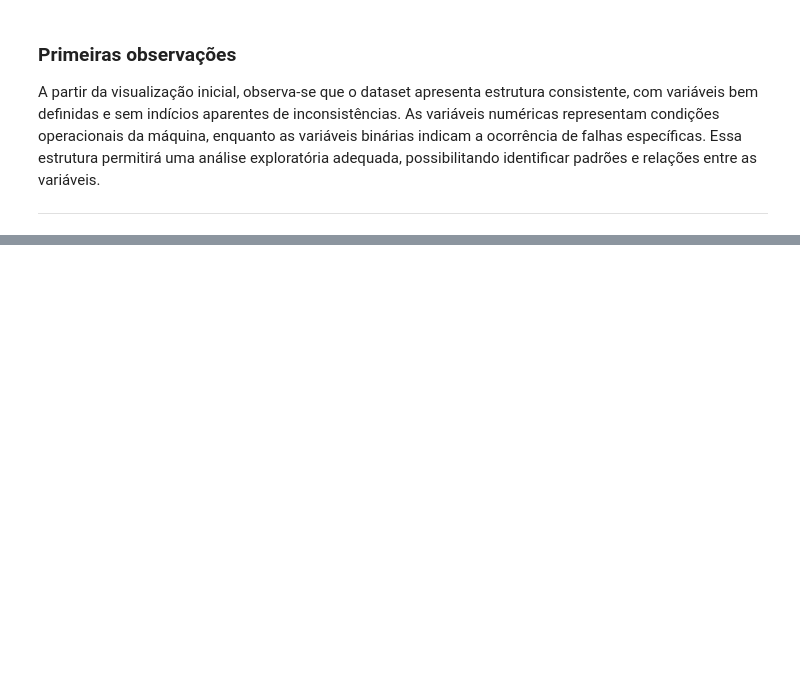
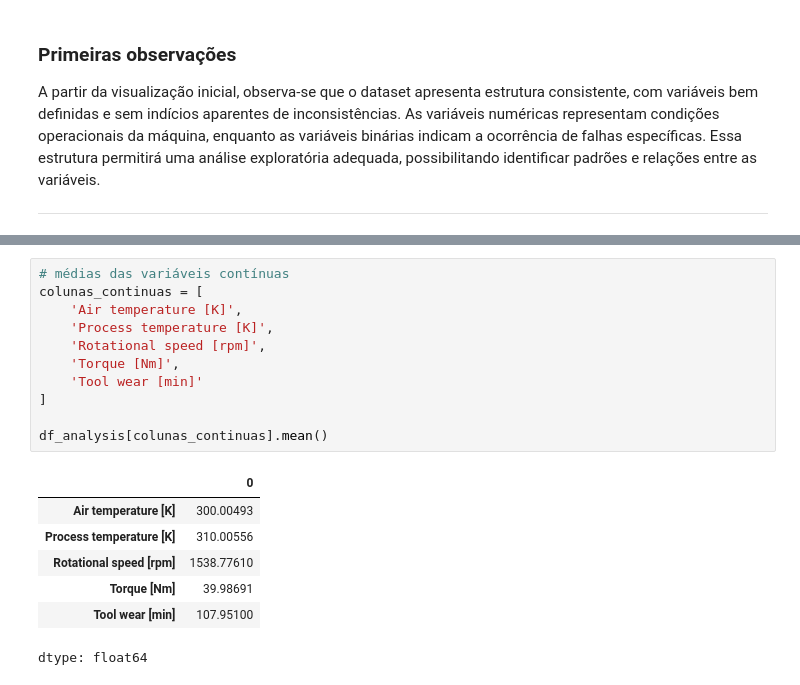
Before and after one commit to thaygorh/Analise-de-Dados-e-Boas-Praticas, a Jupyter notebook: mvp-analise-dados-e-boas-praticas.ipynb, the cells around one changed output, grey strips where cells are left out. Cells and saved outputs as stored; diff of their text form; blank space fills up the shorter version.

```diff
--- a/mvp-analise-dados-e-boas-praticas.ipynb
+++ b/mvp-analise-dados-e-boas-praticas.ipynb
@@ -222,0 +253,19 @@ Essa estrutura permitirá uma análise exploratória adequada, possibilitando id
+# %%
+# médias das variáveis contínuas
+colunas_continuas = [
+    'Air temperature [K]',
+    'Process temperature [K]',
+    'Rotational speed [rpm]',
+    'Torque [Nm]',
+    'Tool wear [min]'
+]
+
+df_analysis[colunas_continuas].mean()
+# %% [output]
+|  | 0 |
+| Air temperature [K] | 300.00493 |
+| Process temperature [K] | 310.00556 |
+| Rotational speed [rpm] | 1538.77610 |
+| Torque [Nm] | 39.98691 |
+| Tool wear [min] | 107.95100 |
+dtype: float64
```
Also changed, not shown: parts of 7 cells of this notebook.
